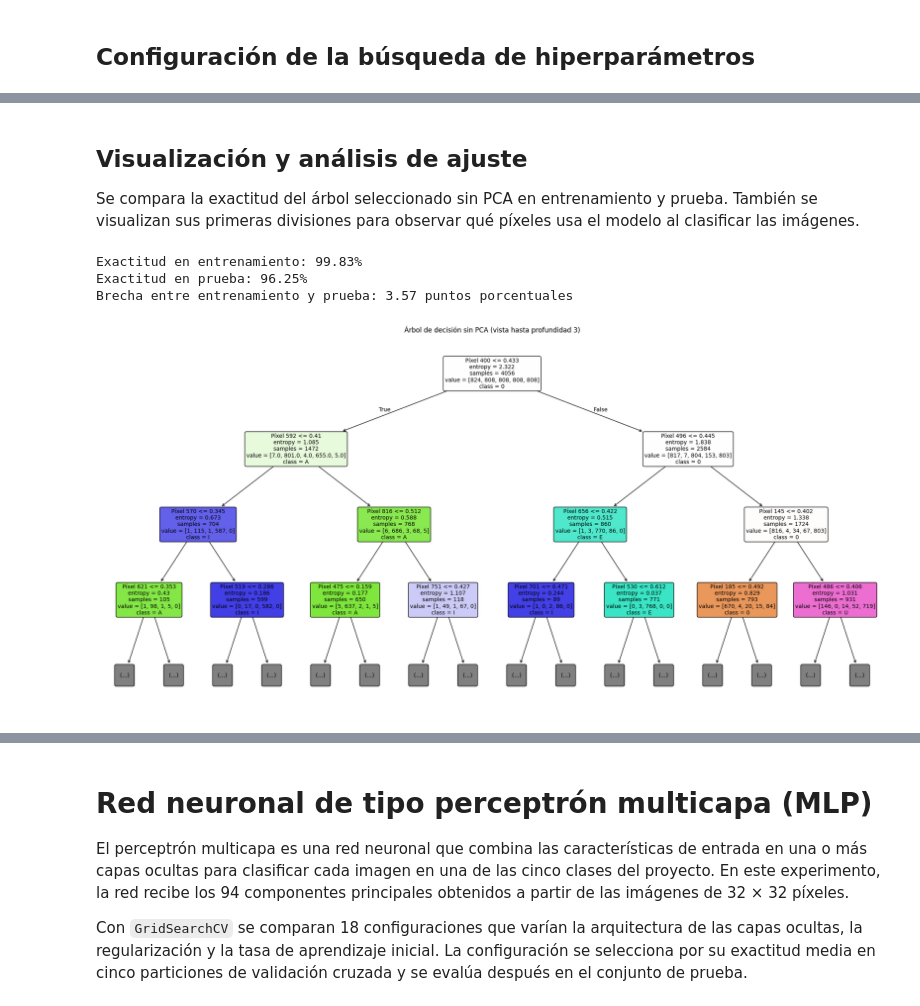
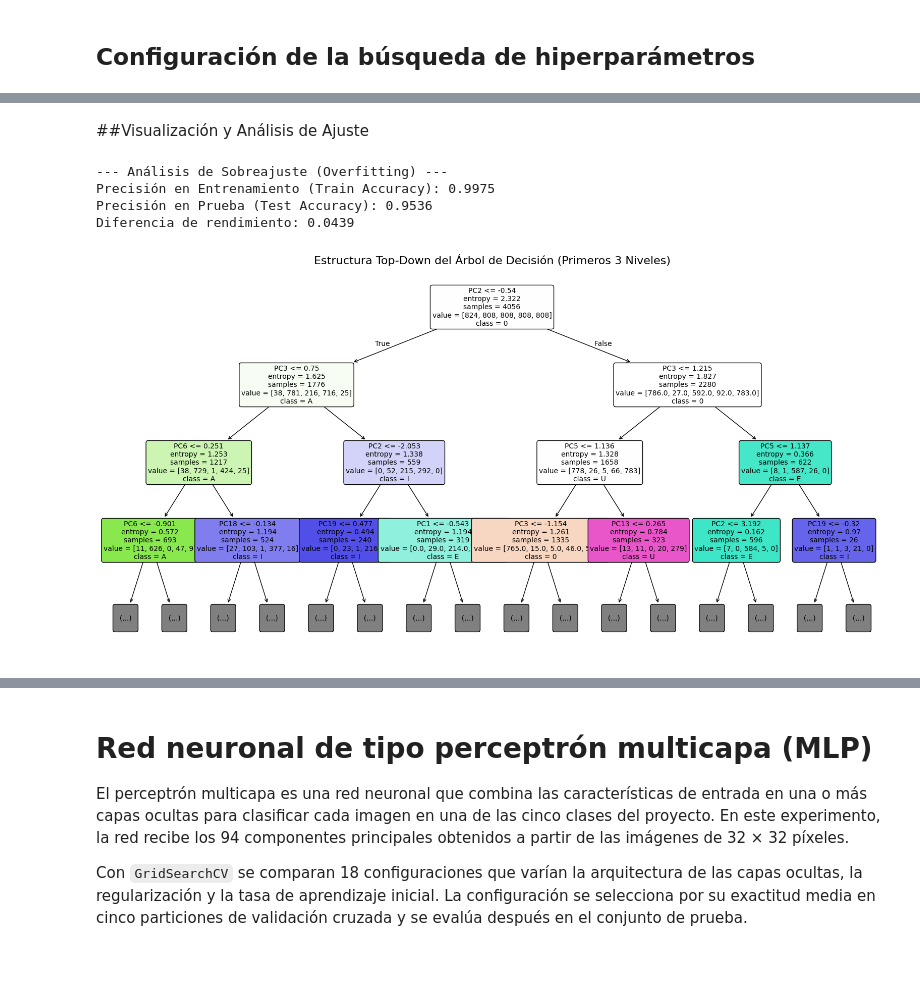
Before and after one commit to Luis-Mart30/clasificacion-vocales-aprendizaje-supervisado, a Jupyter notebook: Clasificacion_Vocales_Manuscritas_Aprendizaje_Supervisado.ipynb, the cells around one changed output, grey strips where cells are left out. Saved outputs shown, nothing was run; the diff lists cells and outputs as text; code cells hidden in the pictures; blank space fills up the shorter version.

```diff
--- a/Clasificacion_Vocales_Manuscritas_Aprendizaje_Supervisado.ipynb
+++ b/Clasificacion_Vocales_Manuscritas_Aprendizaje_Supervisado.ipynb
@@ -95,12 +102,7 @@ import time
 # %% [markdown]
 ### Lectura del dataset
 # %%
-from urllib.request import urlretrieve
-from zipfile import ZipFile
-
-# Cuando exista un ZIP público autorizado, pega aquí su URL directa de descarga.
-URL_DATASET = ""
-
+URL_DATASET = "https://github.com/DavIzq02/Trabajo-ML-Supervisado/raw/refs/heads/main/DATASET.zip"
 RUTA_TRABAJO = Path("/content/ocr_vocales")
 RUTA_SALIDAS = RUTA_TRABAJO / "salidas"
 RUTA_SALIDAS.mkdir(parents=True, exist_ok=True)
@@ -848,5 +865,0 @@ La comparación se hizo mediante validación cruzada de cinco particiones, con l
-# %%
-modelo_rf_base = RandomForestClassifier(random_state=42)
-modelo_rf_base.fit(X_train_pca, y_train)
-
-print("Random Forest base entrenado correctamente con los datos PCA.")
@@ -1426,32 +1135,37 @@ plt.show()
-# %% [markdown]
-## Visualización y análisis de ajuste
-
-Se compara la exactitud del árbol seleccionado sin PCA en entrenamiento y prueba. También se visualizan sus primeras divisiones para observar qué píxeles usa el modelo al clasificar las imágenes.
-# %%
-acc_train_dt_sin_pca = modelo_dt_sin_pca.score(X_train, y_train)
-acc_test_dt_sin_pca = accuracy_score(y_test, y_pred_dt_sin_pca)
-brecha_dt_sin_pca = 100 * (acc_train_dt_sin_pca - acc_test_dt_sin_pca)
-
-print(f"Exactitud en entrenamiento: {acc_train_dt_sin_pca:.2%}")
-print(f"Exactitud en prueba: {acc_test_dt_sin_pca:.2%}")
-print(f"Brecha entre entrenamiento y prueba: {brecha_dt_sin_pca:.2f} puntos porcentuales")
-# %% [output]
-Exactitud en entrenamiento: 99.83%
-Exactitud en prueba: 96.25%
-Brecha entre entrenamiento y prueba: 3.57 puntos porcentuales
+# %% [markdown]
+##Visualización y Análisis de Ajuste
+# %%
+# Análisis de Ajuste (Overfitting vs Appropriate-fitting)
+# Evaluamos en el conjunto de entrenamiento
+y_pred_dt_train = mejor_modelo_dt.predict(X_train_pca)
+acc_train = accuracy_score(y_train, y_pred_dt_train)
+# Evaluamos en el conjunto de prueba aislado
+y_pred_dt_test = mejor_modelo_dt.predict(X_test_pca)
+acc_test = accuracy_score(y_test, y_pred_dt_test)
+
+print("\n--- Análisis de Sobreajuste (Overfitting) ---")
+print(f"Precisión en Entrenamiento (Train Accuracy): {acc_train:.4f}")
+print(f"Precisión en Prueba (Test Accuracy): {acc_test:.4f}")
+print(f"Diferencia de rendimiento: {abs(acc_train - acc_test):.4f}")
+# %% [output]
+--- Análisis de Sobreajuste (Overfitting) ---
+Precisión en Entrenamiento (Train Accuracy): 0.9975
+Precisión en Prueba (Test Accuracy): 0.9536
+Diferencia de rendimiento: 0.0439
 # %%
+# Visualización del Árbol de Decisión
+# Limitamos el 'max_depth' en el plot para que la imagen sea legible
 plt.figure(figsize=(20, 10))
 plot_tree(
-    modelo_dt_sin_pca,
-    max_depth=3,
-    feature_names=[f"Píxel {i + 1}" for i in range(X_train.shape[1])],
+    mejor_modelo_dt,
+    max_depth=3, # Mostramos solo los primeros 3 niveles para claridad visual
+    feature_names=[f"PC{i+1}" for i in range(X_train_pca.shape[1])],
     class_names=label_encoder.classes_,
     filled=True,
     rounded=True,
-    fontsize=10,
+    fontsize=10
 )
-plt.title("Árbol de decisión sin PCA (vista hasta profundidad 3)")
-plt.tight_layout()
+plt.title("Estructura Top-Down del Árbol de Decisión (Primeros 3 Niveles)", fontsize=16)
 plt.show()
 # %% [output]
-[figure, old version]
+[figure, new version]
```
Also changed, not shown: parts of 119 cells of this notebook.
